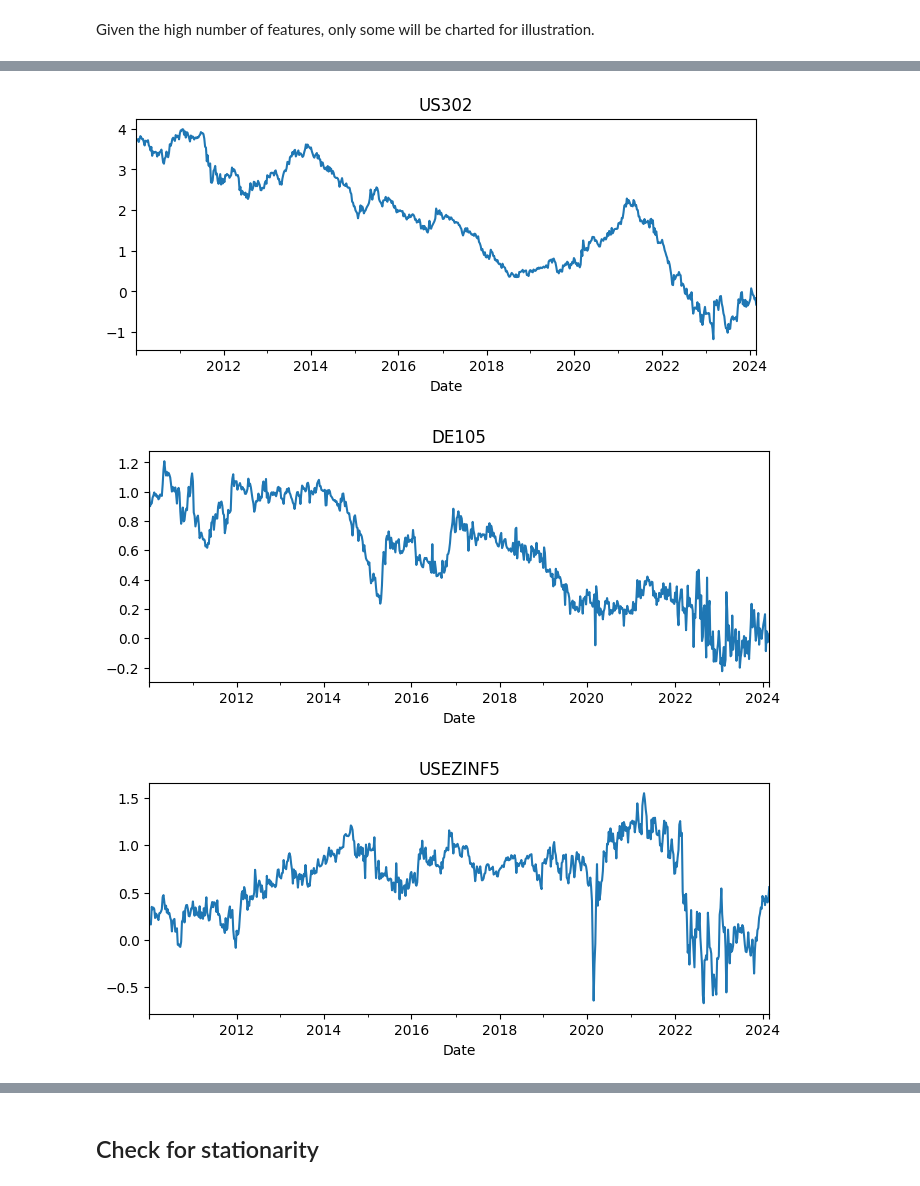
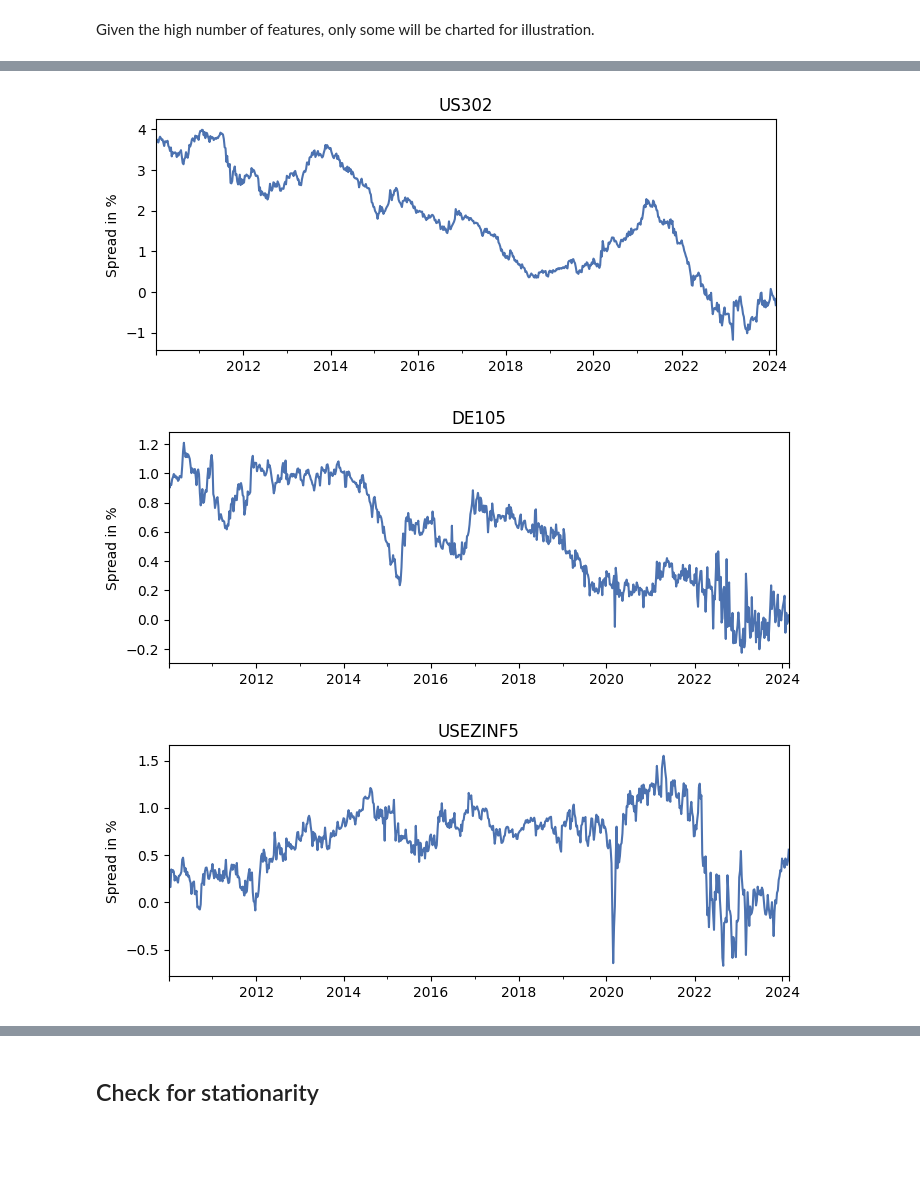
Before and after one commit to sjv1030/wq-capstone, a Jupyter notebook: scripts/capstone.ipynb, the cells around one changed output, grey strips where cells are left out. Saved outputs shown, nothing was run; the diff lists cells and outputs as text; code cells hidden in the pictures; blank space fills up the shorter version.

```diff
--- a/scripts/capstone.ipynb
+++ b/scripts/capstone.ipynb
@@ -148,6 +164,8 @@ file_dict['spread']['EZINF52'] = file_dict['infswp']['EZ-5'] - file_dict['infswp
 # %%
 # STIR futures strictly follow US trading days, so the other dataframe holding spreads (calculated above) will be merged with this one
 full_data = full_data.join(file_dict['spread'], how='left')
+full_data = full_data.join(file_dict['yields'], how='left')
+full_data = full_data.join(file_dict['infswp'], how='left')
 full_data.head()
 # %% [output]
 |  | ER1-2 | SFR1-2 | ER1-3 | SFR1-3 | ER1-4 | SFR1-4 | ER1-5 | SFR1-5 | ER1-6 | SFR1-6 | ... | ... |
@@ -191,5 +211,5 @@ def make_pca(df, beg, end):
 # %%
-cds = file_dict['ez_cds'].fillna(method='ffill').loc[str(beg):str(end)].diff().dropna().values
+cds = file_dict['ez_cds'].fillna(method='ffill').loc[str(beg_yr):str(end_yr)].diff().dropna().values
 scaler = StandardScaler()
 scaled_cds = scaler.fit_transform(cds)
 
@@ -203,6 +223,8 @@ print(pca.explained_variance_ratio_.cumsum())
 plt.bar([1,2,3], pca.explained_variance_ratio_.cumsum())
 plt.plot([1,2,3], pca.explained_variance_ratio_, color='red', marker='o')
 plt.legend(['Individual Variance', 'Cumulative Variance'])
+plt.xlabel('Principal Component')
+plt.ylabel('Explained Variance % (1=100%)')
 plt.ylim([0,1])
 plt.xticks(np.arange(1, 3.1, step=1))
 plt.show()
@@ -270,6 +294,6 @@ plt.show()
 # %%
 # create PCA index and add to larger datafile
-EZ_risk = pd.DataFrame(EZ_risk_index.cumsum(), index=file_dict['ez_cds'].loc[str(beg):str(end)].index[1:])
+EZ_risk = pd.DataFrame(EZ_risk_index.cumsum(), index=file_dict['ez_cds'].loc[str(beg_yr):str(end_yr)].index[1:])
 EZ_risk.columns = ['EZ Risk Index']
 
 full_data = full_data.join(EZ_risk, how='left')
@@ -320,0 +349,17 @@ plt.show()
+# %%
+target_list = []
+for col in full_data_wf.columns:
+  if col in file_dict['ed'].columns:
+    continue
+  elif col in file_dict['sofr'].columns:
+    continue
+  elif col in file_dict['yields'].columns:
+    continue
+  elif col in file_dict['ez_cds'].columns:
+    continue
+  elif col in file_dict['infswp'].columns:
+    continue
+  elif col == 'EZ Risk Index':
+    continue
+  else:
+     target_list.append(col)
@@ -333,15 +426,19 @@ plt.show()
 # %%
 for c, col in enumerate(spreads_cols):
     if c % 10 == 0:
       plt.figure(figsize=(8,3))
       full_data_wf[col].plot(title=col)
+      plt.ylabel('Spread in %')
+      plt.xlabel('')
       plt.show()
-for c, col in enumerate(full_data_wf.drop(spreads_cols, axis=1).columns):
-    if c % 15 == 0:
-      plt.figure(figsize=(8,3))
-      full_data_wf[col].plot(title=col)
-      plt.show()
+#for c, col in enumerate(full_data_wf.drop(spreads_cols, axis=1).columns):
+#    if c % 15 == 0:
+#      plt.figure(figsize=(8,3))
+#      full_data_wf[col].plot(title=col)
+#      plt.ylabel('Spread in %')
+#      plt.xlabel('')
+#      plt.show()
 # %% [output]
-[figure, old version]
+[figure, new version]
-[figure, old version]
+[figure, new version]
-[figure, old version]
+[figure, new version]
```
Also changed, not shown: parts of 73 cells of this notebook.
